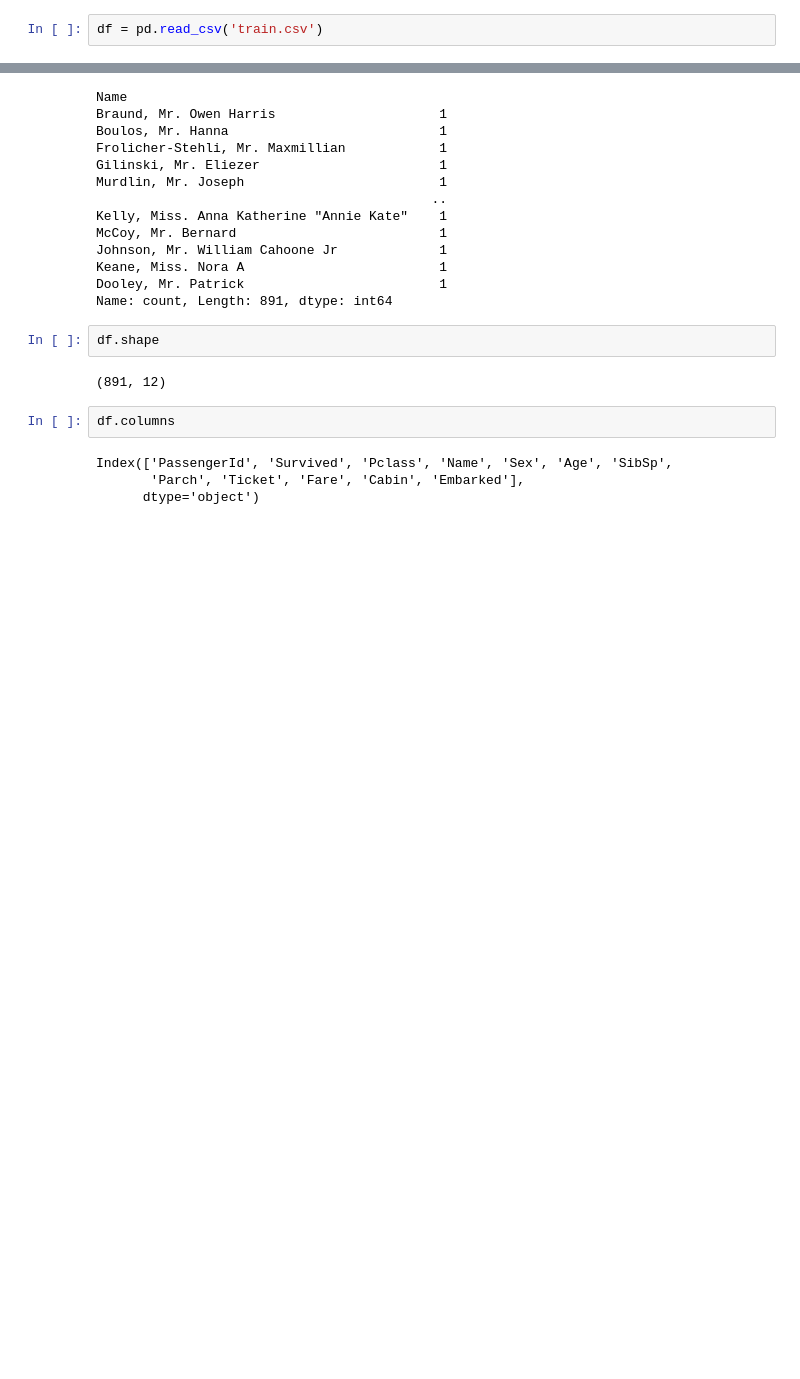
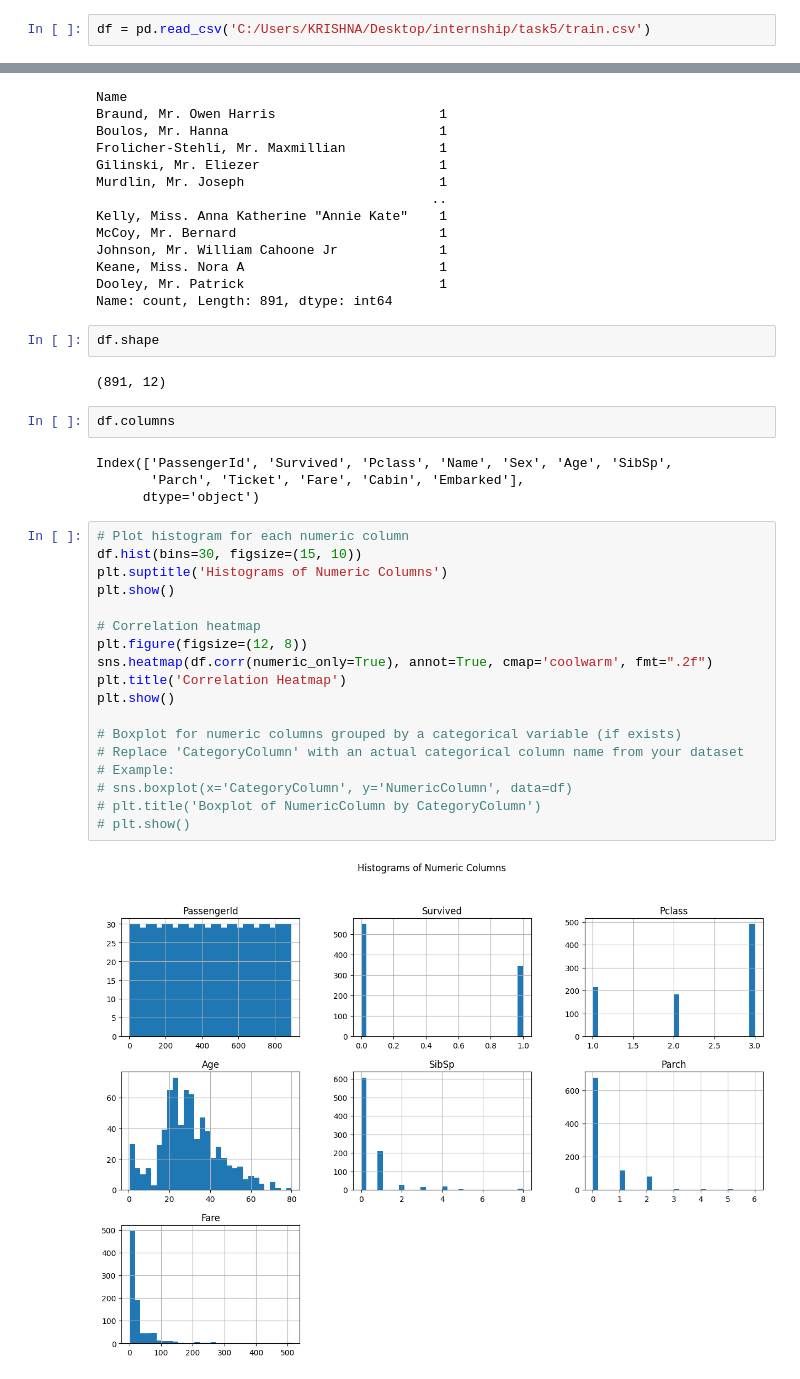
Before and after one commit to SINDHUSRI-09/task5, a Jupyter notebook: task5.ipynb, the cells around one changed output, grey strips where cells are left out. Saved outputs shown, nothing was run; the diff lists cells and outputs as text; blank space fills up the shorter version.

```diff
--- a/task5.ipynb
+++ b/task5.ipynb
@@ -3,7 +3,7 @@ import pandas as pd
 import numpy as np
 import matplotlib.pyplot as plt
 # %%
-df = pd.read_csv('train.csv')
+df = pd.read_csv('C:/Users/KRISHNA/Desktop/internship/task5/train.csv')
 # %%
 df.head()
 # %% [output]
@@ -73,3 +73,23 @@ df.columns
 Index(['PassengerId', 'Survived', 'Pclass', 'Name', 'Sex', 'Age', 'SibSp',
        'Parch', 'Ticket', 'Fare', 'Cabin', 'Embarked'],
       dtype='object')
+# %%
+# Plot histogram for each numeric column
+df.hist(bins=30, figsize=(15, 10))
+plt.suptitle('Histograms of Numeric Columns')
+plt.show()
+
+# Correlation heatmap
+plt.figure(figsize=(12, 8))
+sns.heatmap(df.corr(numeric_only=True), annot=True, cmap='coolwarm', fmt=".2f")
+plt.title('Correlation Heatmap')
+plt.show()
+
+# Boxplot for numeric columns grouped by a categorical variable (if exists)
+# Replace 'CategoryColumn' with an actual categorical column name from your dataset
+# Example:
+# sns.boxplot(x='CategoryColumn', y='NumericColumn', data=df)
+# plt.title('Boxplot of NumericColumn by CategoryColumn')
+# plt.show()
+# %% [output]
+[figure, added]
```
Also changed, not shown: parts of 3 cells of this notebook.
